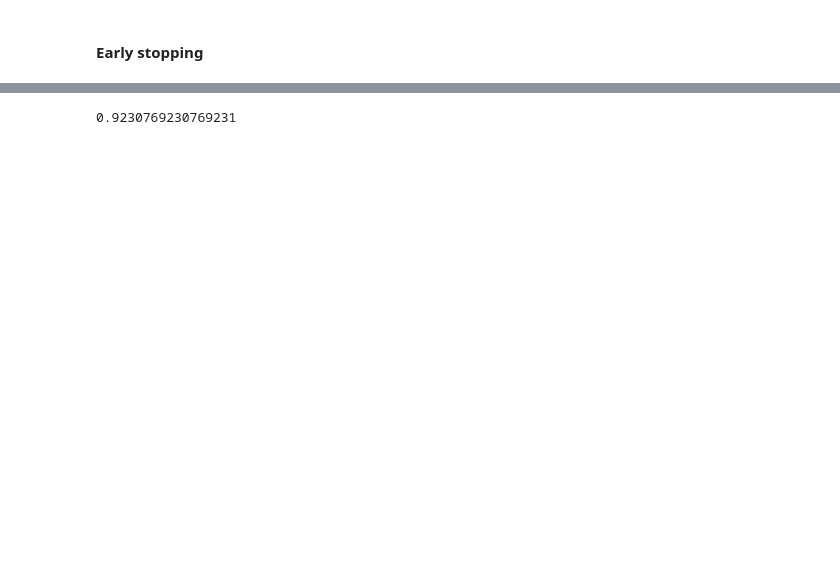
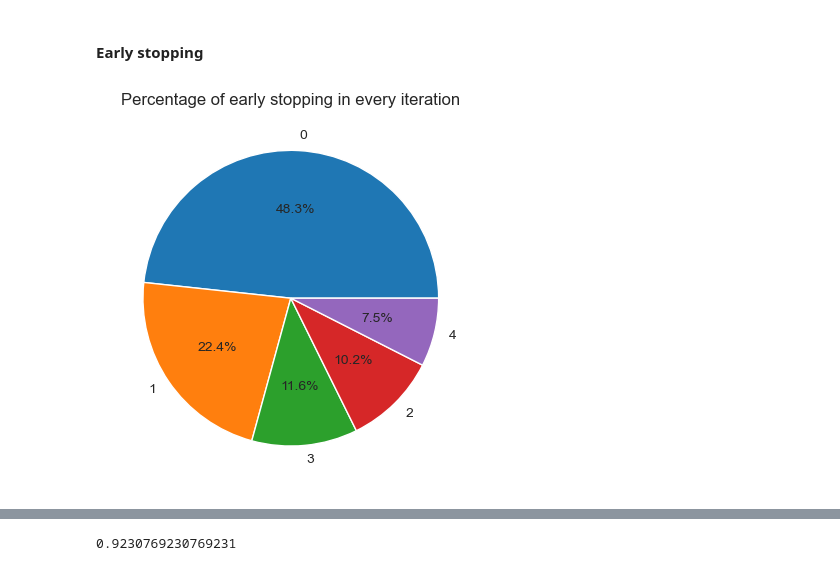
Before and after one commit to JonaRuthardt/SocraticImageGeneration, a Jupyter notebook: evaluation/evalution_results.ipynb, the cells around one changed output, grey strips where cells are left out. Cells and saved outputs as stored; diff of their text form; code cells hidden in the pictures; blank space fills up the shorter version.

```diff
--- a/evaluation/evalution_results.ipynb
+++ b/evaluation/evalution_results.ipynb
@@ -77,5 +123,20 @@ results.groupby(['prompt_id','user_prompt'])[scores].mean()
 # %% [markdown]
 #### Early stopping
+# %%
+df = results[['image_id','terminated']]
+
+filtered_df = df[df['terminated'] == 1]
+
+# Count the occurrences of each value in the second column
+grouped = filtered_df['image_id'].value_counts()
+
+# Create a pie chart based on the counts
+labels = grouped.index.tolist() # Get the unique values in the second column as labels
+plt.pie(grouped, labels=labels, autopct='%1.1f%%')
+plt.title("Percentage of early stopping in every iteration")
+plt.show()
+# %% [output]
+[figure, added]
 # %%
 # Percentage of prompts that were stopped
 results.groupby(['prompt_id'])['terminated'].max().mean()
```
Also changed, not shown: parts of 16 cells of this notebook.
